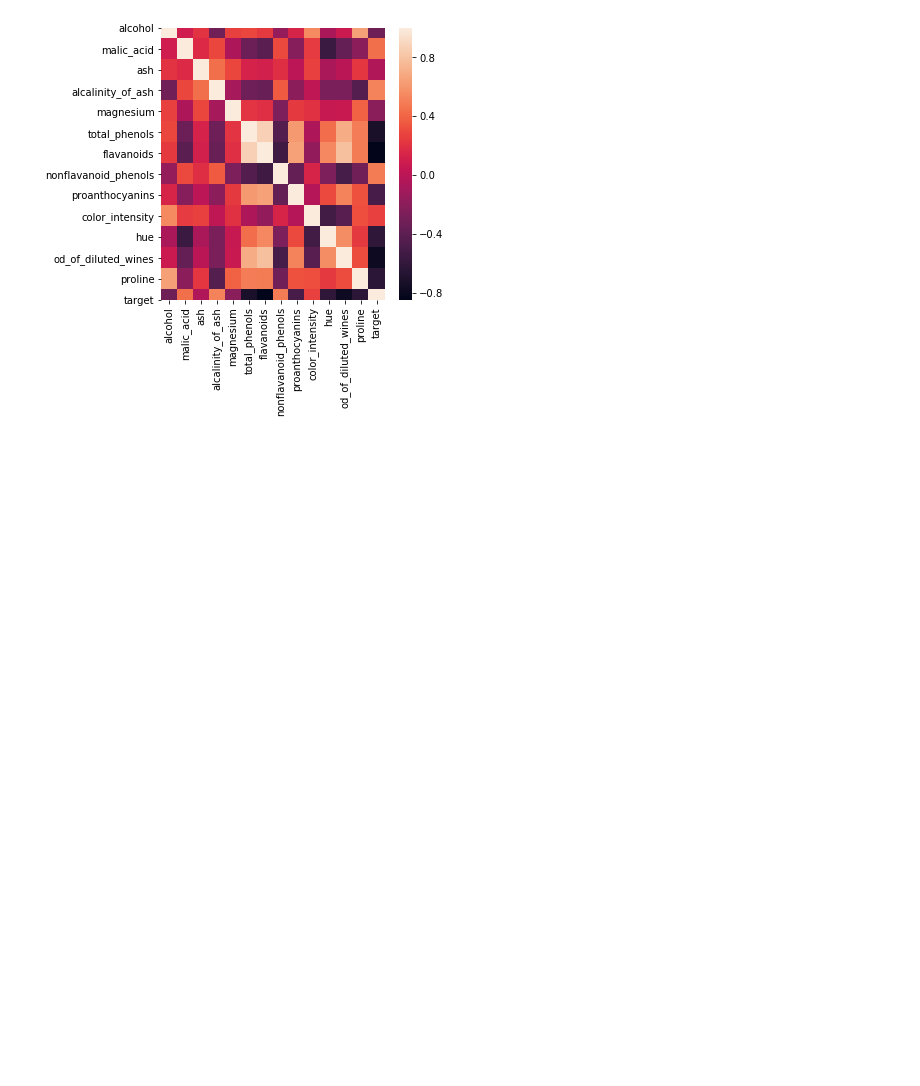
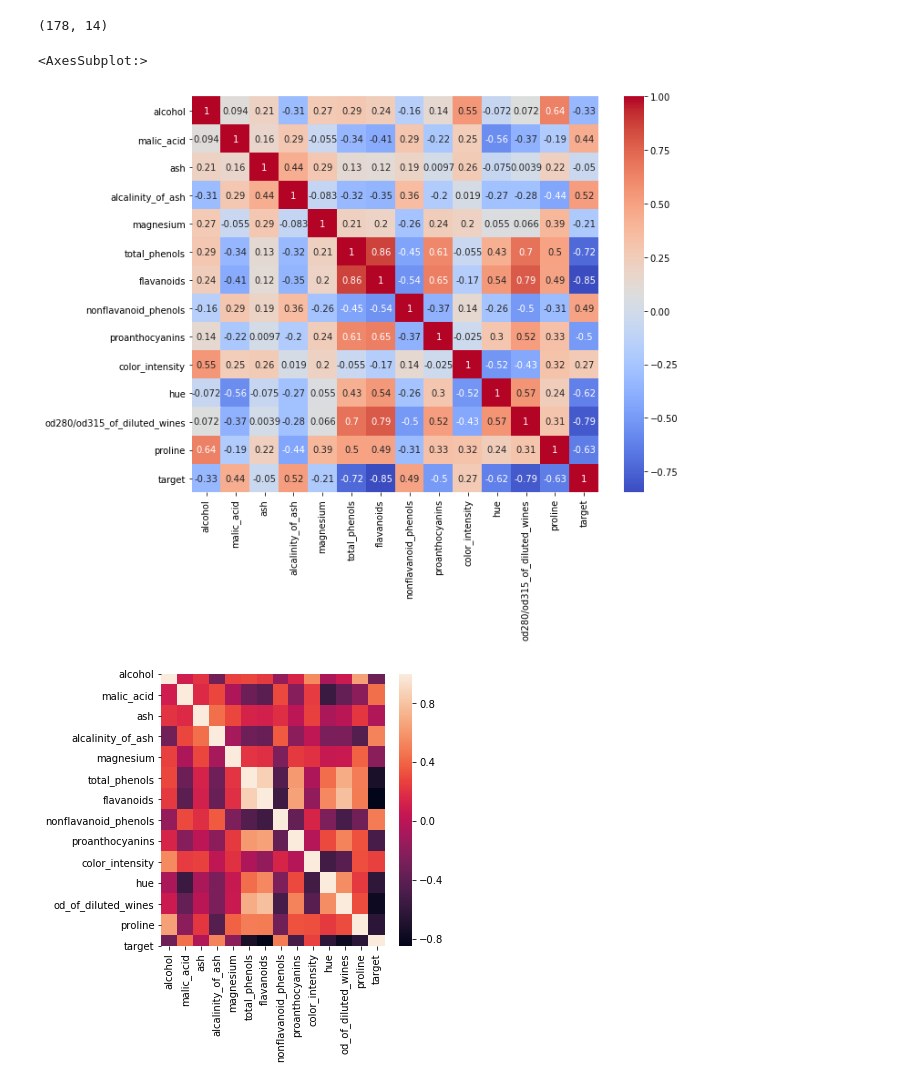
Before and after one commit to saurabhsatasia/GitHub_Strive, a Jupyter notebook: Week 7/d2_continued_ml/03_wine_dataset.ipynb, the cells around one changed output. Drawn from its saved outputs; the diff is of its cells as text; code cells hidden in the pictures; blank space fills up the shorter version.

```diff
--- a/Week 7/d2_continued_ml/03_wine_dataset.ipynb
+++ b/Week 7/d2_continued_ml/03_wine_dataset.ipynb
@@ -39,0 +16,7 @@ data.head()
+# %%
+#load the data
+wine_data = load_wine()
+wine_data.keys()
+print(wine_data.feature_names)
+print(wine_data.target_names[0:10])
+print(wine_data.target[0:10])
@@ -39,0 +27,7 @@ data.head()
+# %%
+# Create a target column with the dataset target
+df = pd.DataFrame(wine_data.data)
+# Create columns in df
+df.columns = wine_data.feature_names
+# Create a target column with the dataset target
+df['target'] = wine_data.target
@@ -40,3 +43,14 @@ data.head()
+# %%
+df.shape
+# %% [output]
+(178, 14)
+# %%
+import seaborn as sns
+plt.figure(figsize = (10,8))
+sns.heatmap(df.corr(method="pearson"), annot = True, cmap='coolwarm')
+# %% [output]
+<AxesSubplot:>
+[figure, added]
 # %%
 #evaluate features for correlations
 plt.figure(figsize=(5,5))
```
Also changed, not shown: parts of 22 cells of this notebook, 1 other file.
